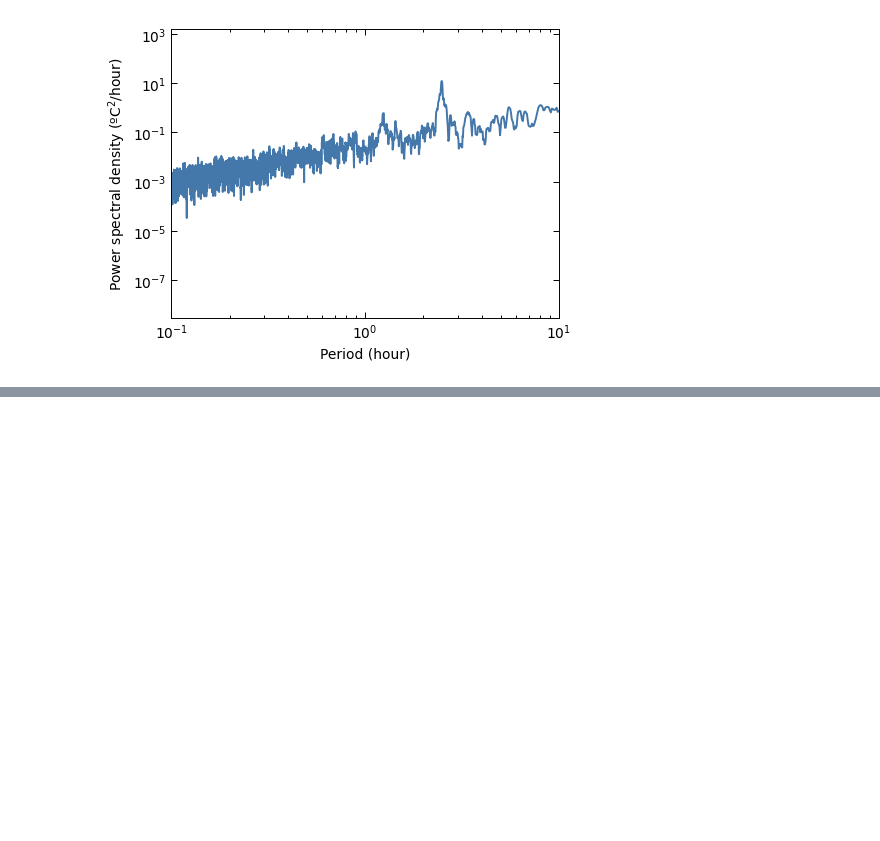
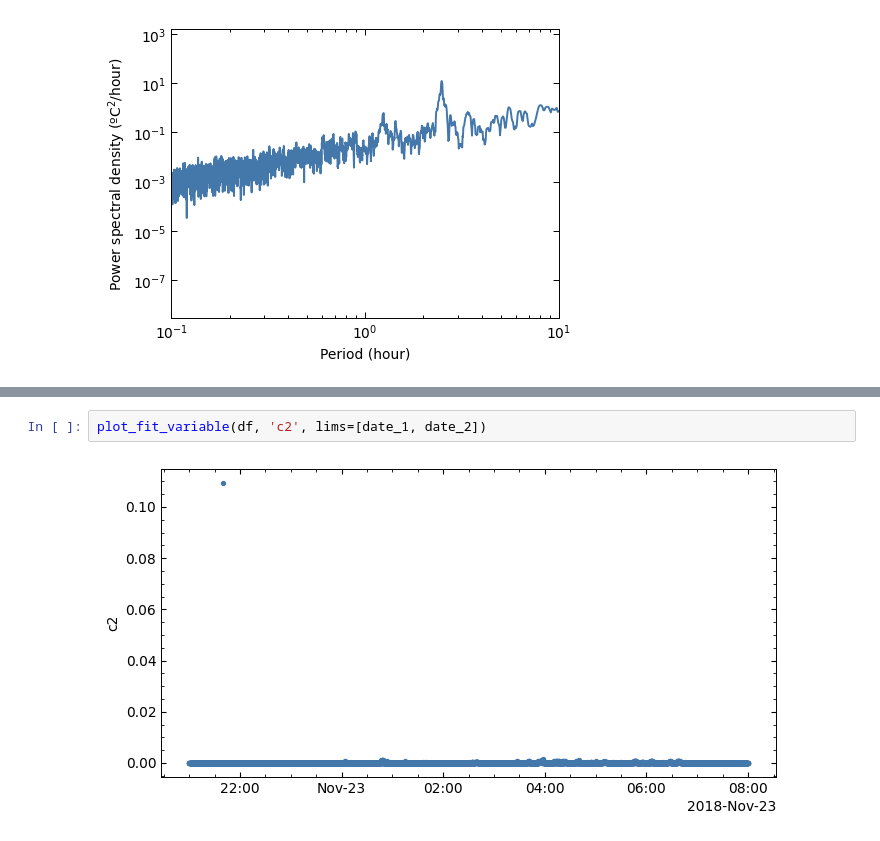
Before and after one commit to manufrn/TFG, a Jupyter notebook: notebooks/AGL_20181116_harmonic_analysis_utide.ipynb, the cells around one changed output, grey strips where cells are left out. Drawn from its saved outputs; the diff is of its cells as text; blank space fills up the shorter version.

```diff
--- a/notebooks/AGL_20181116_harmonic_analysis_utide.ipynb
+++ b/notebooks/AGL_20181116_harmonic_analysis_utide.ipynb
@@ -151,0 +168,4 @@ plot_spectrum(freqs, psd, 'hour', lims=(10**-1, 10))
+# %%
+plot_fit_variable(df, 'c2', lims=[date_1, date_2])
+# %% [output]
+[figure, added]
```
Also changed, not shown: parts of 6 cells of this notebook, 5 other files.
